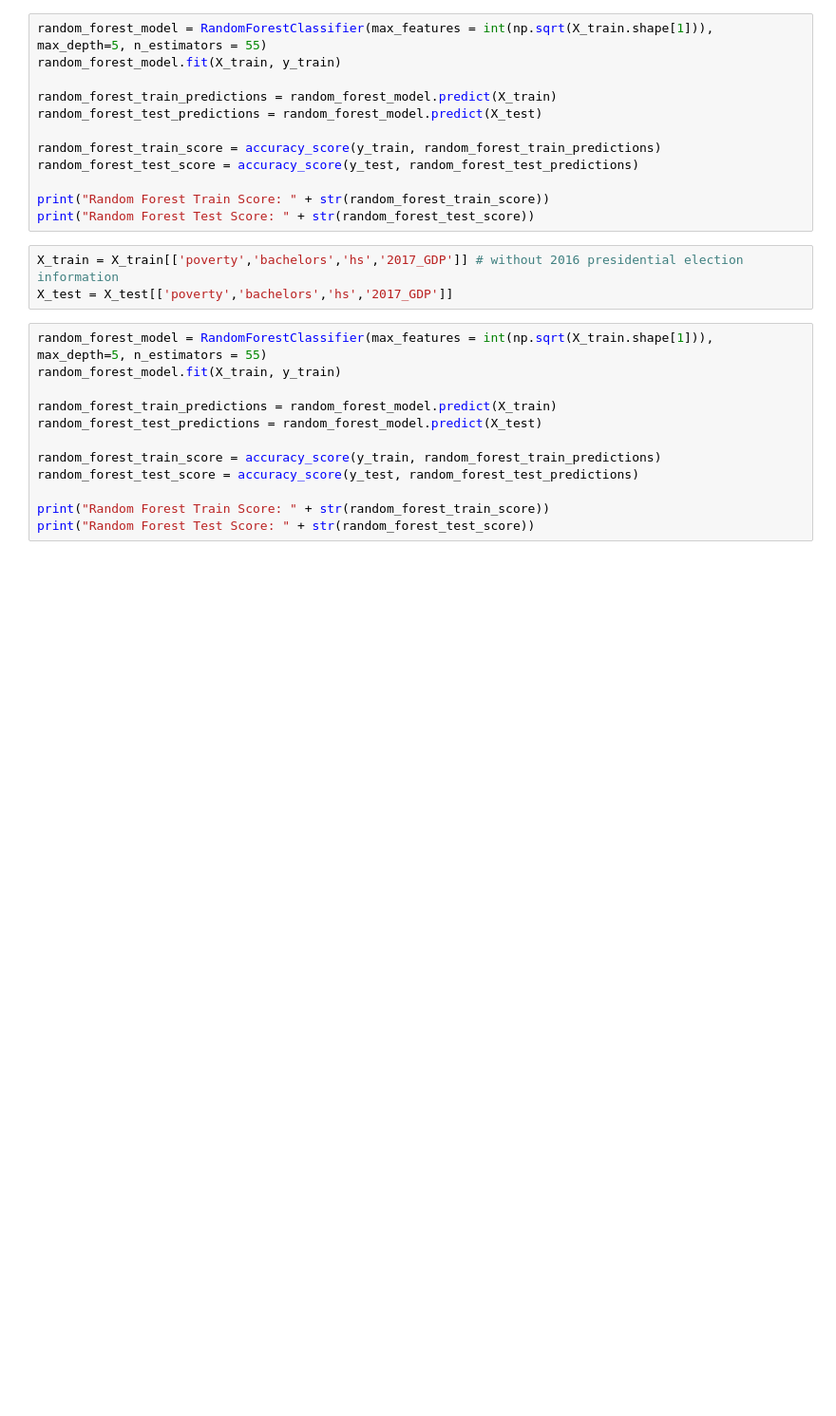
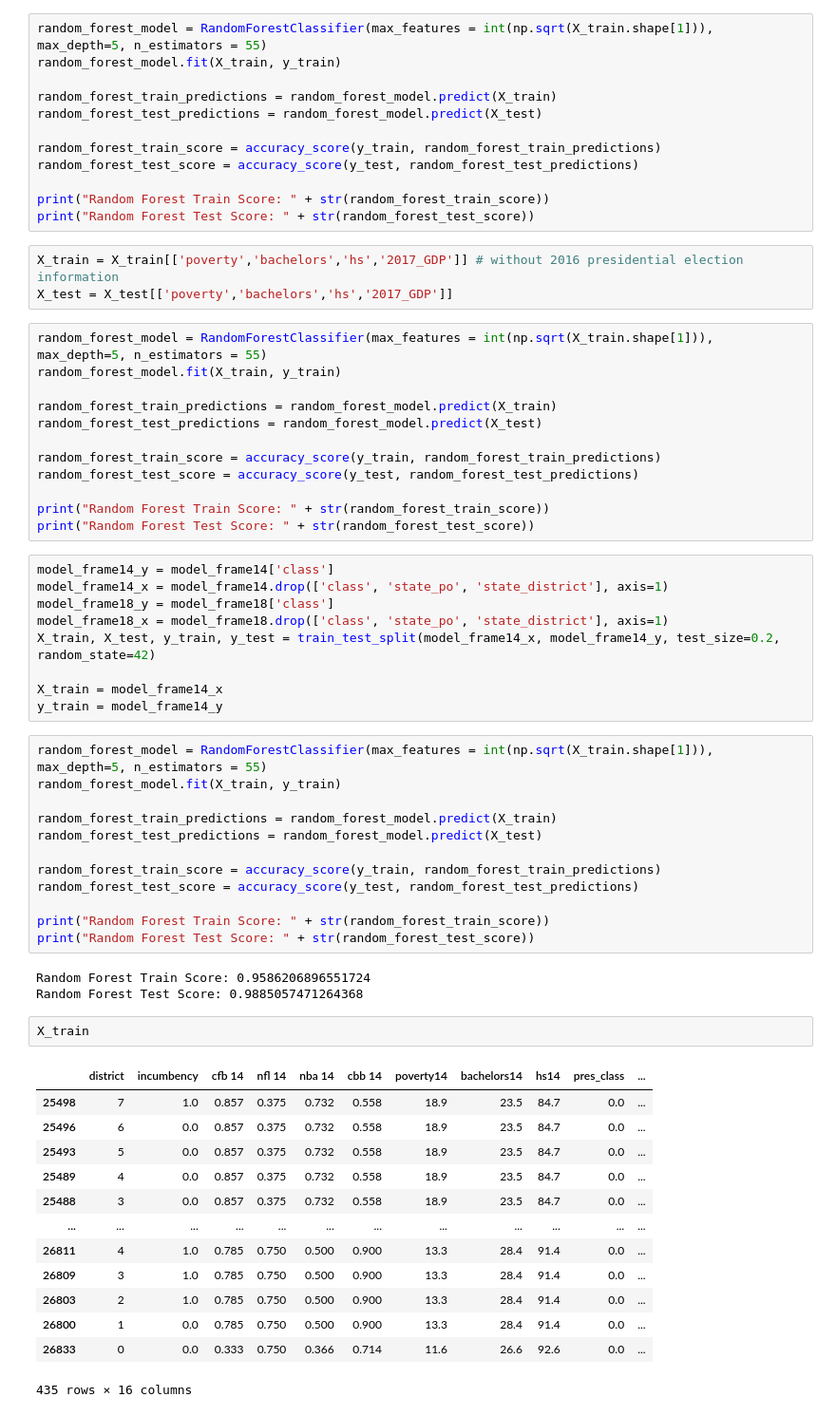
Before and after one commit to Abelay02/CS109a-Final-Project, a Jupyter notebook: Final_project_inc_2014.ipynb, the cells around one changed output. Shown: that part at 95% size. Saved outputs shown, nothing was run; the diff lists cells and outputs as text; blank space fills up the shorter version.

```diff
--- a/Final_project_inc_2014.ipynb
+++ b/Final_project_inc_2014.ipynb
@@ -413,3 +435,43 @@ random_forest_test_score = accuracy_score(y_test, random_forest_test_predictions
 
 print("Random Forest Train Score: " + str(random_forest_train_score))
 print("Random Forest Test Score: " + str(random_forest_test_score))
+# %%
+model_frame14_y = model_frame14['class']
+model_frame14_x = model_frame14.drop(['class', 'state_po', 'state_district'], axis=1)
+model_frame18_y = model_frame18['class']
+model_frame18_x = model_frame18.drop(['class', 'state_po', 'state_district'], axis=1)
+X_train, X_test, y_train, y_test = train_test_split(model_frame14_x, model_frame14_y, test_size=0.2, random_state=42)
+
+X_train = model_frame14_x
+y_train = model_frame14_y
+# %%
+random_forest_model = RandomForestClassifier(max_features = int(np.sqrt(X_train.shape[1])), max_depth=5, n_estimators = 55)
+random_forest_model.fit(X_train, y_train)
+
+random_forest_train_predictions = random_forest_model.predict(X_train)
+random_forest_test_predictions = random_forest_model.predict(X_test)
+
+random_forest_train_score = accuracy_score(y_train, random_forest_train_predictions)
+random_forest_test_score = accuracy_score(y_test, random_forest_test_predictions)
+
+print("Random Forest Train Score: " + str(random_forest_train_score))
+print("Random Forest Test Score: " + str(random_forest_test_score))
+# %% [output]
+Random Forest Train Score: 0.9586206896551724
+Random Forest Test Score: 0.9885057471264368
+# %%
+X_train
+# %% [output]
+|  | district | incumbency | cfb 14 | nfl 14 | nba 14 | cbb 14 | poverty14 | bachelors14 | hs14 | pres_class | ... |
+| 25498 | 7 | 1.0 | 0.857 | 0.375 | 0.732 | 0.558 | 18.9 | 23.5 | 84.7 | 0.0 | ... |
+| 25496 | 6 | 0.0 | 0.857 | 0.375 | 0.732 | 0.558 | 18.9 | 23.5 | 84.7 | 0.0 | ... |
+| 25493 | 5 | 0.0 | 0.857 | 0.375 | 0.732 | 0.558 | 18.9 | 23.5 | 84.7 | 0.0 | ... |
+| 25489 | 4 | 0.0 | 0.857 | 0.375 | 0.732 | 0.558 | 18.9 | 23.5 | 84.7 | 0.0 | ... |
+| 25488 | 3 | 0.0 | 0.857 | 0.375 | 0.732 | 0.558 | 18.9 | 23.5 | 84.7 | 0.0 | ... |
+| ... | ... | ... | ... | ... | ... | ... | ... | ... | ... | ... | ... |
+| 26811 | 4 | 1.0 | 0.785 | 0.750 | 0.500 | 0.900 | 13.3 | 28.4 | 91.4 | 0.0 | ... |
+| 26809 | 3 | 1.0 | 0.785 | 0.750 | 0.500 | 0.900 | 13.3 | 28.4 | 91.4 | 0.0 | ... |
+| 26803 | 2 | 1.0 | 0.785 | 0.750 | 0.500 | 0.900 | 13.3 | 28.4 | 91.4 | 0.0 | ... |
+| 26800 | 1 | 0.0 | 0.785 | 0.750 | 0.500 | 0.900 | 13.3 | 28.4 | 91.4 | 0.0 | ... |
+| 26833 | 0 | 0.0 | 0.333 | 0.750 | 0.366 | 0.714 | 11.6 | 26.6 | 92.6 | 0.0 | ... |
+435 rows × 16 columns
```
Also changed, not shown: parts of 17 cells of this notebook.
